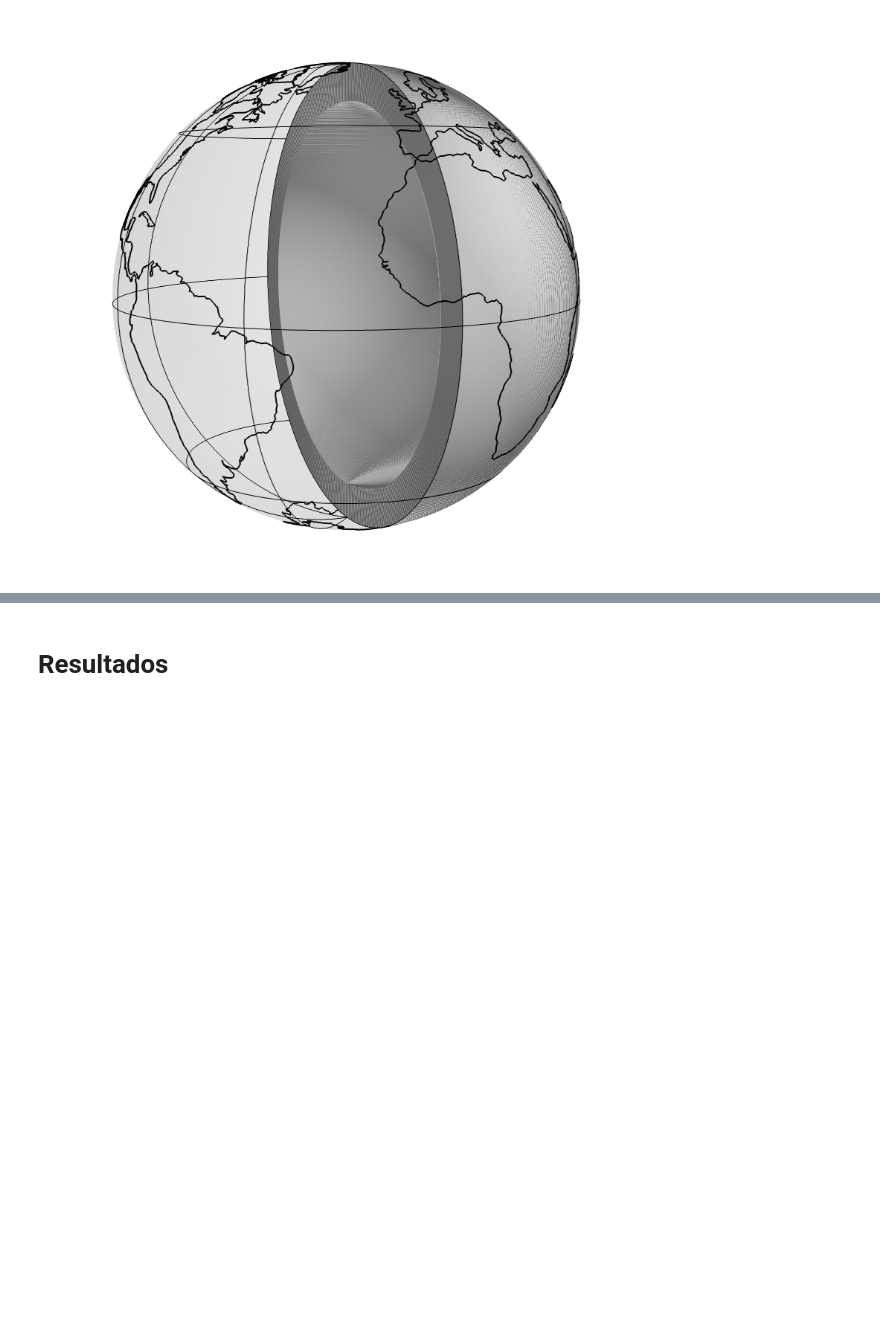
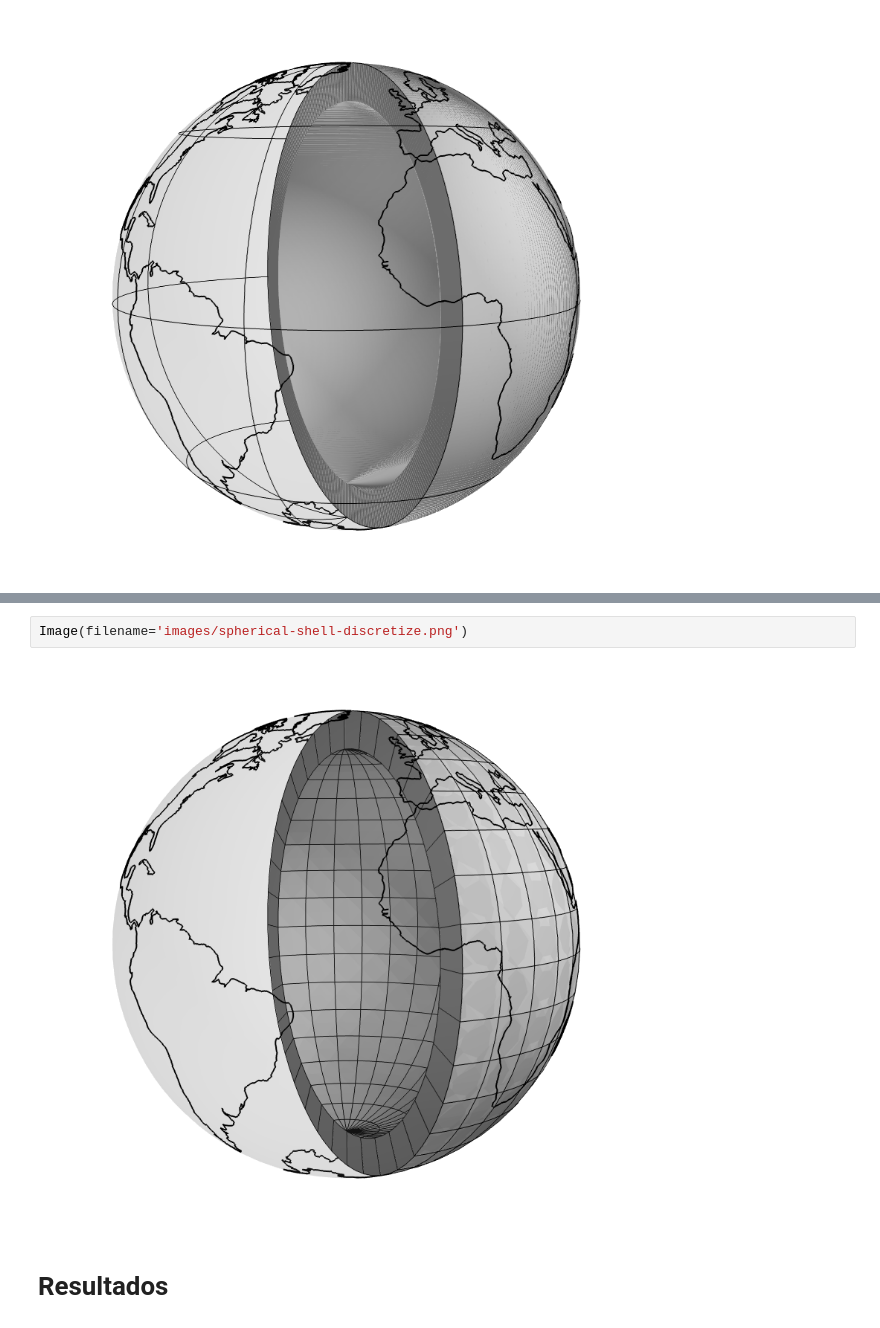
Before and after one commit to leouieda/qualify, a Jupyter notebook: qualificacao.ipynb, the cells around one changed output, grey strips where cells are left out. Saved outputs shown, nothing was run; the diff lists cells and outputs as text; blank space fills up the shorter version.

```diff
--- a/qualificacao.ipynb
+++ b/qualificacao.ipynb
@@ -177,3 +201,7 @@ Image(filename='images/spherical-shell.png')
+# %%
+Image(filename='images/spherical-shell-discretize.png')
+# %% [output]
+[figure, added]
 # %% [markdown]
 # Resultados
 # %%
```
Also changed, not shown: parts of 13 cells of this notebook.
